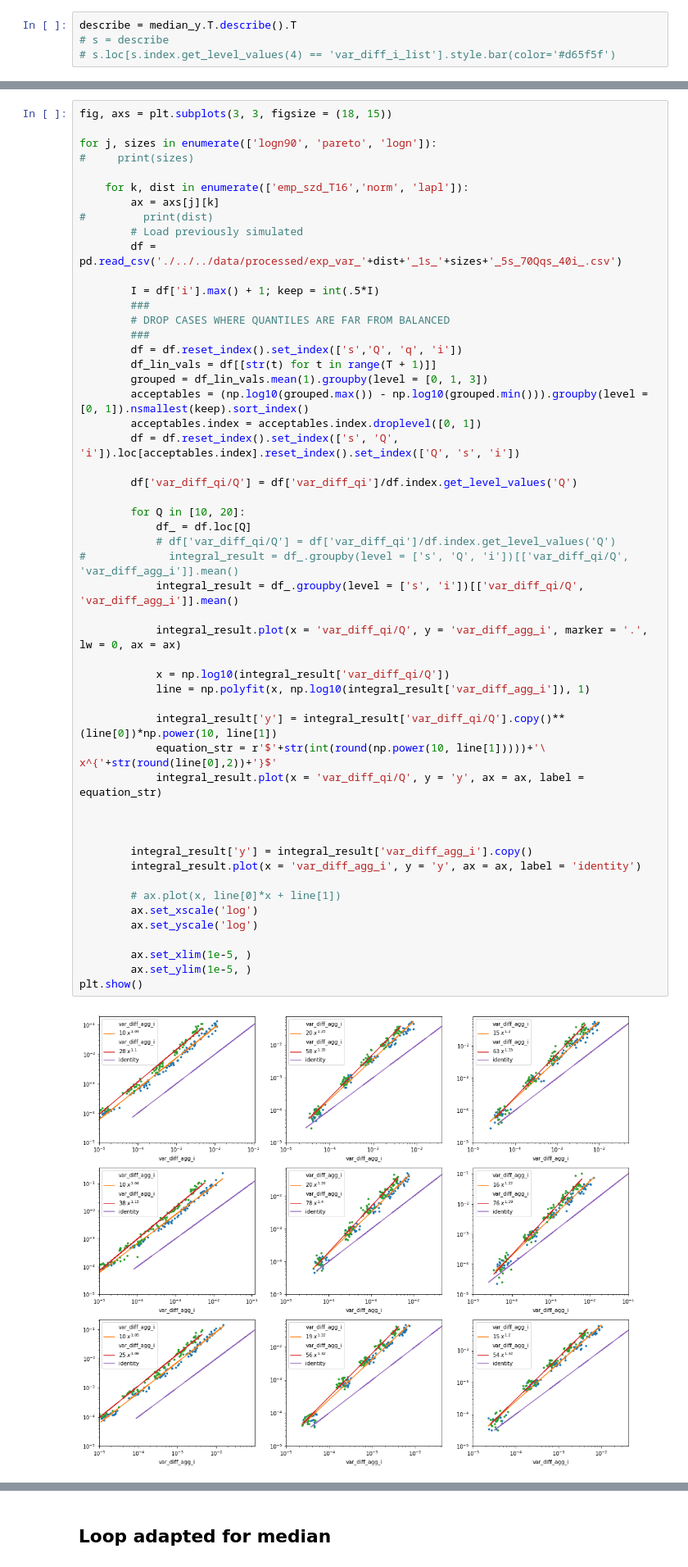
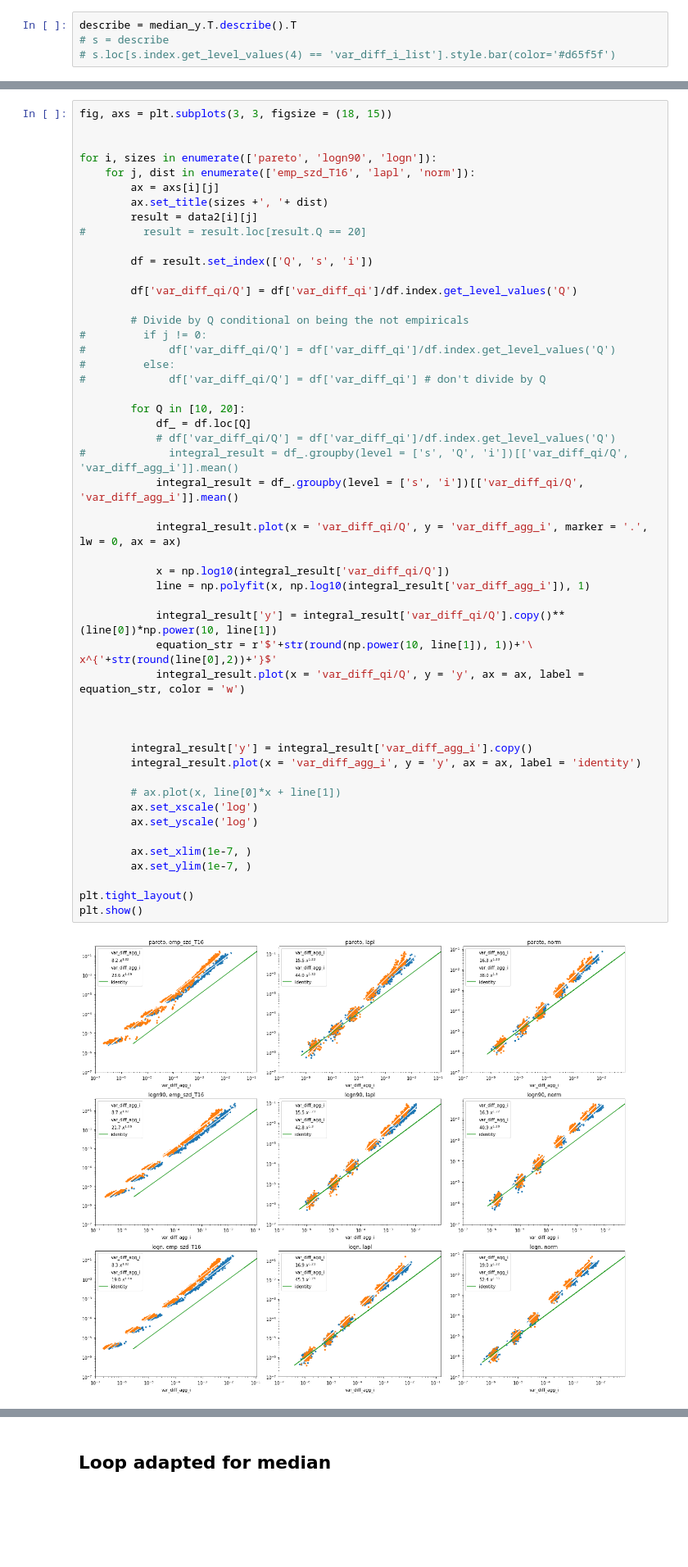
Before and after one commit to matuteiglesias/French_exports_bkp, a Jupyter notebook: code/notebooks/Partial dependence Computation - 2.ipynb, the cells around one changed output, grey strips where cells are left out. Shown at 82% size. Cells and saved outputs as stored; diff of their text form; blank space fills up the shorter version.

Commit message:
Added user created data

```diff
--- a/code/notebooks/Partial dependence Computation - 2.ipynb
+++ b/code/notebooks/Partial dependence Computation - 2.ipynb
@@ -339,54 +390,52 @@ pd.DataFrame([var_i_list, var_diff_i_list], index = ['var_i_list', 'var_diff_i_l
 # %%
 fig, axs = plt.subplots(3, 3, figsize = (18, 15))
 
-for j, sizes in enumerate(['logn90', 'pareto', 'logn']):
-#     print(sizes)
 
-    for k, dist in enumerate(['emp_szd_T16','norm', 'lapl']):
-        ax = axs[j][k]
-#         print(dist)
-        # Load previously simulated
-        df = pd.read_csv('./../../data/processed/exp_var_'+dist+'_1s_'+sizes+'_5s_70Qqs_40i_.csv')
+for i, sizes in enumerate(['pareto', 'logn90', 'logn']):
+    for j, dist in enumerate(['emp_szd_T16', 'lapl', 'norm']):
+        ax = axs[i][j]
+        ax.set_title(sizes +', '+ dist)
+        result = data2[i][j]
+#         result = result.loc[result.Q == 20]
 
-        I = df['i'].max() + 1; keep = int(.5*I)
-        ###
-        # DROP CASES WHERE QUANTILES ARE FAR FROM BALANCED
-        ###
-        df = df.reset_index().set_index(['s','Q', 'q', 'i'])
-        df_lin_vals = df[[str(t) for t in range(T + 1)]]
-        grouped = df_lin_vals.mean(1).groupby(level = [0, 1, 3])
-        acceptables = (np.log10(grouped.max()) - np.log10(grouped.min())).groupby(level = [0, 1]).nsmallest(keep).sort_index()
-        acceptables.index = acceptables.index.droplevel([0, 1])
-        df = df.reset_index().set_index(['s', 'Q', 'i']).loc[acceptables.index].reset_index().set_index(['Q', 's', 'i'])
+        df = result.set_index(['Q', 's', 'i'])
 
         df['var_diff_qi/Q'] = df['var_diff_qi']/df.index.get_level_values('Q')
+
+        # Divide by Q conditional on being the not empiricals
+#         if j != 0:
+#             df['var_diff_qi/Q'] = df['var_diff_qi']/df.index.get_level_values('Q')
+#         else:
+#             df['var_diff_qi/Q'] = df['var_diff_qi'] # don't divide by Q
 
         for Q in [10, 20]:
             df_ = df.loc[Q]
             # df['var_diff_qi/Q'] = df['var_diff_qi']/df.index.get_level_values('Q')
 #             integral_result = df_.groupby(level = ['s', 'Q', 'i'])[['var_diff_qi/Q', 'var_diff_agg_i']].mean()
             integral_result = df_.groupby(level = ['s', 'i'])[['var_diff_qi/Q', 'var_diff_agg_i']].mean()
 
             integral_result.plot(x = 'var_diff_qi/Q', y = 'var_diff_agg_i', marker = '.', lw = 0, ax = ax)
 
             x = np.log10(integral_result['var_diff_qi/Q'])
             line = np.polyfit(x, np.log10(integral_result['var_diff_agg_i']), 1)
 
             integral_result['y'] = integral_result['var_diff_qi/Q'].copy()**(line[0])*np.power(10, line[1])
-            equation_str = r'$'+str(int(round(np.power(10, line[1]))))+'\ x^{'+str(round(line[0],2))+'}$'
-            integral_result.plot(x = 'var_diff_qi/Q', y = 'y', ax = ax, label = equation_str)
+            equation_str = r'$'+str(round(np.power(10, line[1]), 1))+'\ x^{'+str(round(line[0],2))+'}$'
+            integral_result.plot(x = 'var_diff_qi/Q', y = 'y', ax = ax, label = equation_str, color = 'w')
 
 
 
         integral_result['y'] = integral_result['var_diff_agg_i'].copy()
         integral_result.plot(x = 'var_diff_agg_i', y = 'y', ax = ax, label = 'identity')
 
         # ax.plot(x, line[0]*x + line[1])
         ax.set_xscale('log')
         ax.set_yscale('log')
 
-        ax.set_xlim(1e-5, )
-        ax.set_ylim(1e-5, )
+        ax.set_xlim(1e-7, )
+        ax.set_ylim(1e-7, )
+
+plt.tight_layout()
 plt.show()
 # %% [output]
-[figure, old version]
+[figure, new version]
```
Also changed, not shown: parts of 4 cells of this notebook, 2 other files.
